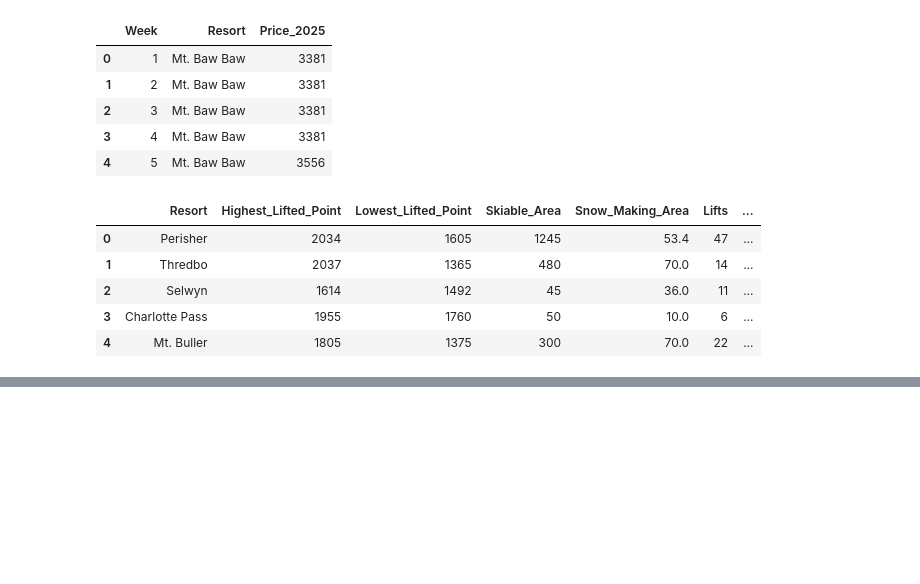
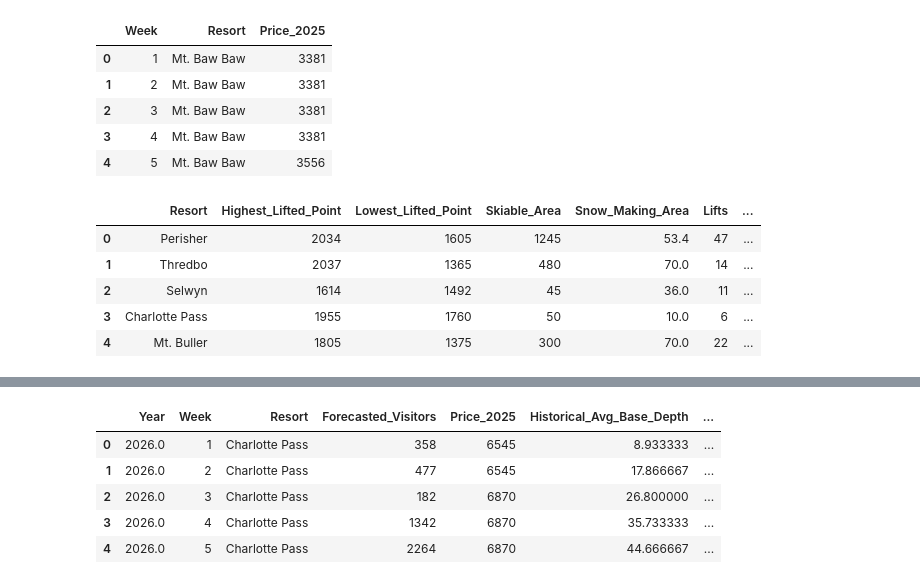
Before and after one commit to vathana-khun/inter-uni-datathon, a Jupyter notebook: recommendation.ipynb, the cells around one changed output, grey strips where cells are left out. Saved outputs shown, nothing was run; the diff lists cells and outputs as text; code cells hidden in the pictures; blank space fills up the shorter version.

```diff
--- a/recommendation.ipynb
+++ b/recommendation.ipynb
@@ -65,58 +65,41 @@ rec_df = pd.merge(visitor_data, cost_long, on=['Resort', 'Week'])
 historical_data['Avg_Temp'] = historical_data["MaxTemp"] - historical_data["MinTemp"]
 historical_data['Avg_Temp'] = historical_data['Avg_Temp']/2
 
+historical_data['Annual_Avg_Base_Depth'] = historical_data.groupby(['Resort', 'Year'])['Average Base Depth'].transform('mean')
+
+seasonal_multiplier_map = {
+    1: 0.20,  # Very early, low base
+    2: 0.40,
+    3: 0.60,
+    4: 0.80,
+    5: 1.00,
+    6: 1.15,
+    7: 1.25,
+    8: 1.35,  # Peak season
+    9: 1.40,
+    10: 1.35,
+    11: 1.25,
+    12: 1.10,
+    13: 0.90,  # Melting season
+    14: 0.70,
+    15: 0.50
+}
+historical_data['seasonal_multiplier'] = historical_data['Week'].map(seasonal_multiplier_map)
+historical_data['Synthetic_Weekly_Base_Depth'] = historical_data['Annual_Avg_Base_Depth'] * historical_data['seasonal_multiplier']
+
 # --- 1b. Calculate historical averages for ALL condition metrics ---
-# NEW: We are adding MinTemp to our aggregation.
 historical_conditions = historical_data.groupby(['Resort', 'Week']).agg(
-    Historical_Avg_Base_Depth=('Average Base Depth', 'mean'),
+    Historical_Avg_Base_Depth=('Synthetic_Weekly_Base_Depth', 'mean'), # USING THE NEW SYNTHETIC METRIC
     Historical_Avg_Snowfall_Days=('Snowfall Days', 'mean'),
     Historical_Avg_Rainfall=('Rainfall', 'mean'),
-    Historical_Avg_Temp=('Avg_Temp', 'mean') # ADDED THIS LINE
+    Historical_Avg_MinTemp=('MinTemp', 'mean')
 ).reset_index()
 
-# Now merge this comprehensive condition data into our recommendation frame
+# --- 1d. Assemble the final recommendation DataFrame ---
+rec_df = pd.merge(visitor_data, cost_long, on=['Resort', 'Week'])
 rec_df = pd.merge(rec_df, historical_conditions, on=['Resort', 'Week'])
-
-
-# --- 1c. Merge with the static resort stats (no change here) ---
 rec_df = pd.merge(rec_df, resort_stats_data, on='Resort')
 
-print("\n--- Assembled Recommendation DataFrame with Temperature Data (Top 5 rows) ---")
-print(rec_df.head())
-
-
-# ==============================================================================
-# PART 2: BUILD THE RECOMMENDATION MODEL (WITH FINAL ENHANCED SCORING)
-# ==============================================================================
-
-# --- 2a. Normalization functions (no change here) ---
-def normalize_positive(series):
-    min_val, max_val = series.min(), series.max()
-    if max_val == min_val: return pd.Series(1.0, index=series.index)
-    return (series - min_val) / (max_val - min_val)
-
-def normalize_negative(series):
-    min_val, max_val = series.min(), series.max()
-    if max_val == min_val: return pd.Series(1.0, index=series.index)
-    return 1 - ((series - min_val) / (max_val - min_val))
-
-
-# --- 2b. Create Normalized Sub-Scores ---
-# NEW: Normalize all four of our condition components first
-norm_base_depth = normalize_positive(rec_df['Historical_Avg_Base_Depth'])
-norm_snowfall_days = normalize_positive(rec_df['Historical_Avg_Snowfall_Days'])
-norm_rainfall = normalize_negative(rec_df['Historical_Avg_Rainfall'])       # Lower rain is better
-norm_temp = normalize_negative(rec_df['Historical_Avg_Temp'])           # Lower temp is better
-
-# NOW, create the final composite Condition_Score with the new re-balanced weights
-rec_df['Condition_Score'] = (0.50 * norm_base_depth) + \
-                            (0.25 * norm_snowfall_days) + \
-                            (0.15 * norm_temp) + \
-                            (0.10 * norm_rainfall)
-
-# The rest of the sub-scores are calculated as before
-rec_df['Crowd_Score'] = normalize_negative(rec_df['Forecasted_Visitors'])
-rec_df['Price_Score'] = normalize_negative(rec_df['Price_2025'])
-rec_df['Family_Terrain_Score'] = normalize_positive(rec_df['Terrain_Beginner'] + rec_df['Terrain_Intermediate'])
-rec_df['Expert_Terrain_Score'] = normalize_positive(rec_df['Terrain_Advanced'] + normalize_positive(rec_df['Highest_Lifted_Point']))
+print("\n--- Assembled Recommendation DataFrame with SYNTHETIC Snow Depth (Top 5 rows) ---")
+rec_df.head()
 # %% [output]
@@ -139,0 +107,6 @@ rec_df['Expert_Terrain_Score'] = normalize_positive(rec_df['Terrain_Advanced'] +
+|  | Year | Week | Resort | Forecasted_Visitors | Price_2025 | Historical_Avg_Base_Depth | ... |
+| 0 | 2026.0 | 1 | Charlotte Pass | 358 | 6545 | 8.933333 | ... |
+| 1 | 2026.0 | 2 | Charlotte Pass | 477 | 6545 | 17.866667 | ... |
+| 2 | 2026.0 | 3 | Charlotte Pass | 182 | 6870 | 26.800000 | ... |
+| 3 | 2026.0 | 4 | Charlotte Pass | 1342 | 6870 | 35.733333 | ... |
+| 4 | 2026.0 | 5 | Charlotte Pass | 2264 | 6870 | 44.666667 | ... |
```
Also changed, not shown: parts of 7 cells of this notebook.
